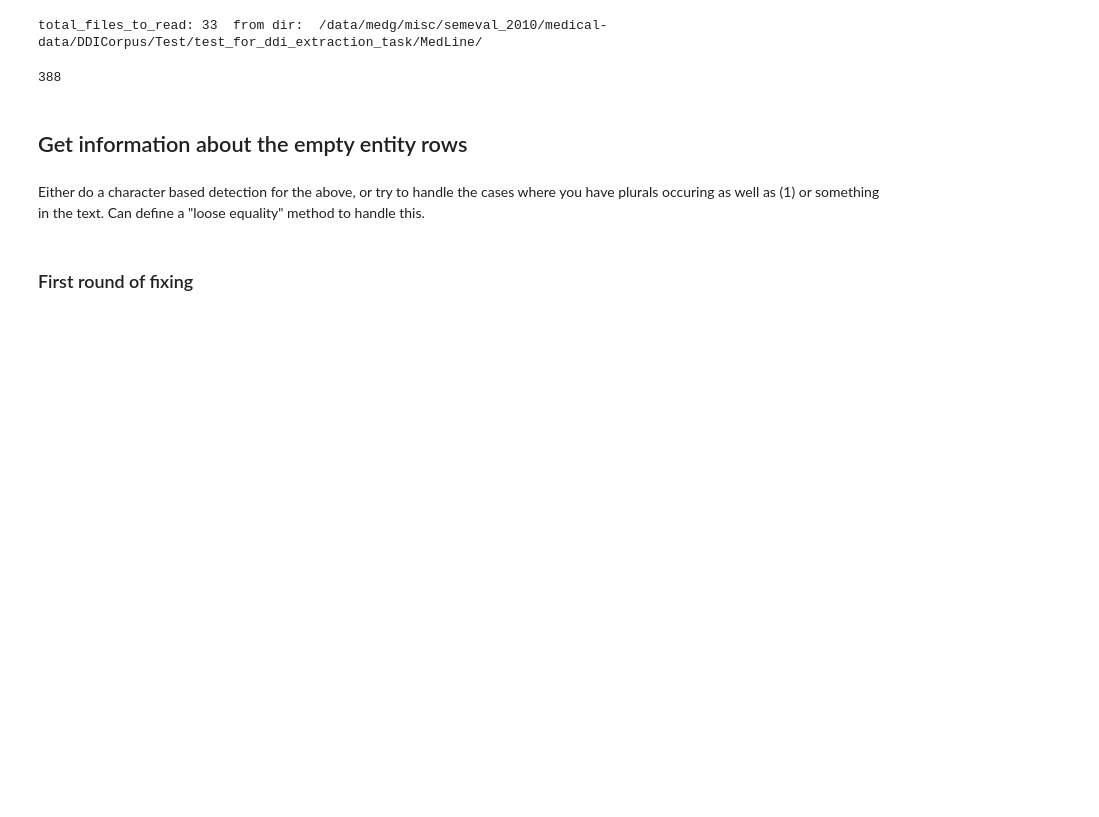
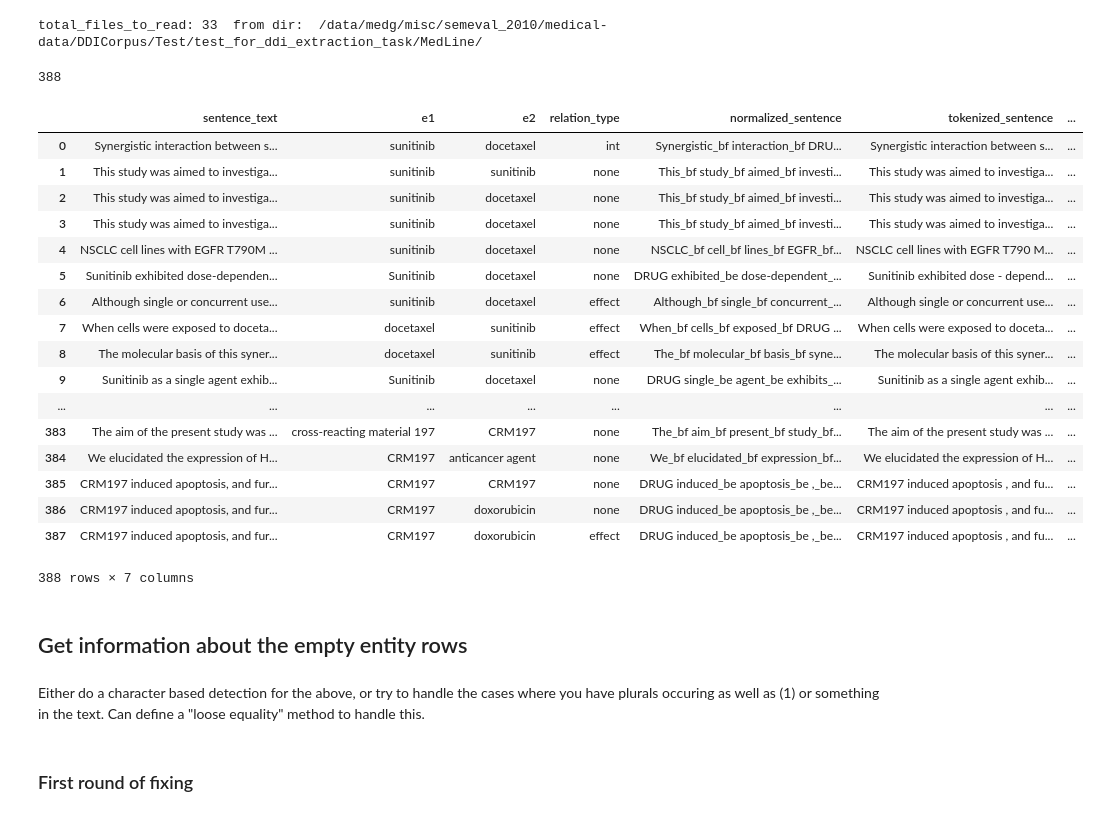
Before and after one commit to geetickachauhan/relation-extraction, a Jupyter notebook: notebooks/DDI-Dataset-Preprocess.ipynb, the cells around one changed output. Saved outputs shown, nothing was run; the diff lists cells and outputs as text; code cells hidden in the pictures; blank space fills up the shorter version.

Commit message:
simple method to replace DRUG1 and DRUG2

```diff
--- a/notebooks/DDI-Dataset-Preprocess.ipynb
+++ b/notebooks/DDI-Dataset-Preprocess.ipynb
@@ -36,6 +40,27 @@ total_files_to_read: 33  from dir:  /data/medg/misc/semeval_2010/medical-data/DD
 len(df_with_extraction)
 # %% [output]
 388
+# %%
+df_with_extraction
+# %% [output]
+|  | sentence_text | e1 | e2 | relation_type | normalized_sentence | tokenized_sentence | ... |
+| 0 | Synergistic interaction between s... | sunitinib | docetaxel | int | Synergistic_bf interaction_bf DRU... | Synergistic interaction between s... | ... |
+| 1 | This study was aimed to investiga... | sunitinib | sunitinib | none | This_bf study_bf aimed_bf investi... | This study was aimed to investiga... | ... |
+| 2 | This study was aimed to investiga... | sunitinib | docetaxel | none | This_bf study_bf aimed_bf investi... | This study was aimed to investiga... | ... |
+| 3 | This study was aimed to investiga... | sunitinib | docetaxel | none | This_bf study_bf aimed_bf investi... | This study was aimed to investiga... | ... |
+| 4 | NSCLC cell lines with EGFR T790M ... | sunitinib | docetaxel | none | NSCLC_bf cell_bf lines_bf EGFR_bf... | NSCLC cell lines with EGFR T790 M... | ... |
+| 5 | Sunitinib exhibited dose-dependen... | Sunitinib | docetaxel | none | DRUG exhibited_be dose-dependent_... | Sunitinib exhibited dose - depend... | ... |
+| 6 | Although single or concurrent use... | sunitinib | docetaxel | effect | Although_bf single_bf concurrent_... | Although single or concurrent use... | ... |
+| 7 | When cells were exposed to doceta... | docetaxel | sunitinib | effect | When_bf cells_bf exposed_bf DRUG ... | When cells were exposed to doceta... | ... |
+| 8 | The molecular basis of this syner... | docetaxel | sunitinib | effect | The_bf molecular_bf basis_bf syne... | The molecular basis of this syner... | ... |
+| 9 | Sunitinib as a single agent exhib... | Sunitinib | docetaxel | none | DRUG single_be agent_be exhibits_... | Sunitinib as a single agent exhib... | ... |
+| ... | ... | ... | ... | ... | ... | ... | ... |
+| 383 | The aim of the present study was ... | cross-reacting material 197 | CRM197 | none | The_bf aim_bf present_bf study_bf... | The aim of the present study was ... | ... |
+| 384 | We elucidated the expression of H... | CRM197 | anticancer agent | none | We_bf elucidated_bf expression_bf... | We elucidated the expression of H... | ... |
+| 385 | CRM197 induced apoptosis, and fur... | CRM197 | CRM197 | none | DRUG induced_be apoptosis_be ,_be... | CRM197 induced apoptosis , and fu... | ... |
+| 386 | CRM197 induced apoptosis, and fur... | CRM197 | doxorubicin | none | DRUG induced_be apoptosis_be ,_be... | CRM197 induced apoptosis , and fu... | ... |
+| 387 | CRM197 induced apoptosis, and fur... | CRM197 | doxorubicin | effect | DRUG induced_be apoptosis_be ,_be... | CRM197 induced apoptosis , and fu... | ... |
+388 rows × 7 columns
 # %% [markdown]
 ## Get information about the empty entity rows
 # %%
```
Also changed, not shown: parts of 1 cell of this notebook, 4 other files.
